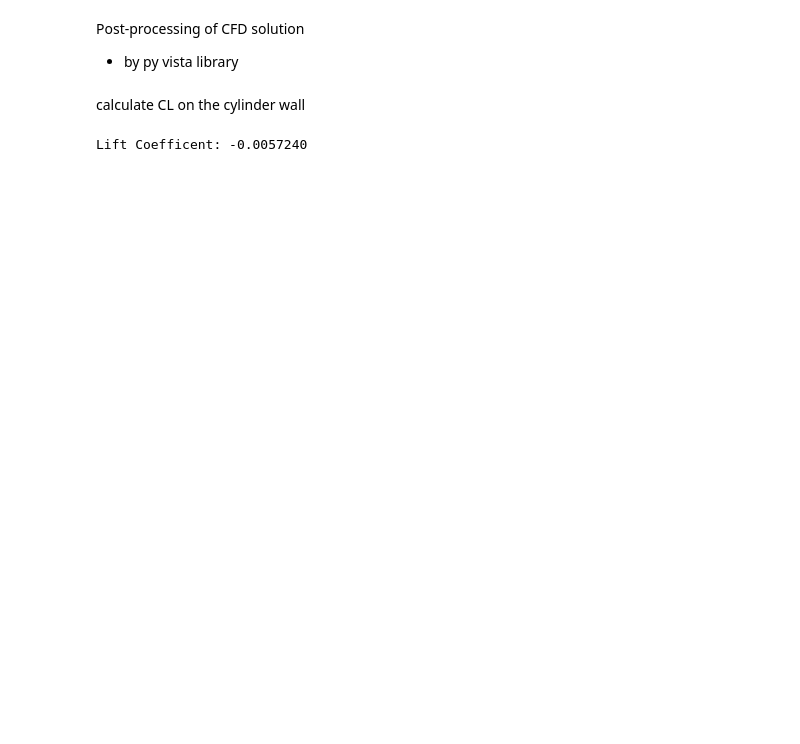
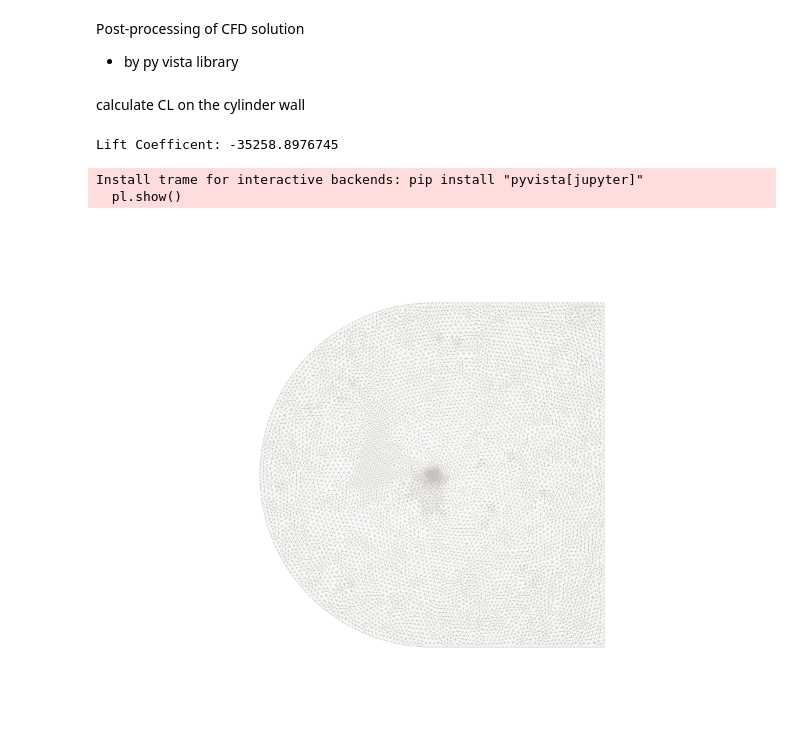
Before and after one commit to AFFONG/flux_jacobian, a Jupyter notebook: notebooks/cfd_post.ipynb, the cells around one changed output. Cells and saved outputs as stored; diff of their text form; code cells hidden in the pictures; blank space fills up the shorter version.

```diff
--- a/notebooks/cfd_post.ipynb
+++ b/notebooks/cfd_post.ipynb
@@ -26,18 +26,20 @@ def conservative_variables(rst, GAMMA):
     return U
 # %%
 # 1. Read neccessary files
-Mesh = 1515828
+Mesh = 765960
 Re   = 60
-Mach = 0.2
+Mach = 0.73
 gamma = 1.4
 R_gas = 287.0          # confirm units match the solver
-
+mesh_ver = 3
+case_name = "OAT"
 
 # dir = f"C:/Users/User/Git/flux_jacobian/cases/cylinder_{Mesh}_Re{Re}_M{Mach}"
-dir = f"/home/ahf25/CFD_2d_cylinder_all/Steady/Ma{Mach}/v3_mesh/2d_cylinder_{Mesh}_Re{Re}"
+# dir = f"/home/ahf25/CFD_2d_cylinder_all/Steady/Ma{Mach}/v{mesh_ver}_mesh/2d_cylinder_{Mesh}_Re{Re}"
 
-pltfile = PltFileUtils(f"{dir}/cylinder.plt")
-rstfile = UnkFileUtils(f"{dir}/cylinder.rst", extend=False)
+dir = f"/home/ahf25/OAT15/OAT15_M0.73_A35"
+pltfile = PltFileUtils(f"{dir}/{case_name}.plt")
+rstfile = UnkFileUtils(f"{dir}/{case_name}.unk", extend=False)  # both rst and unk are fine
 
 fortfile = pd.read_csv(f"{dir}/fort.864", sep=r'\s+', header=None).to_numpy()
 
@@ -161,22 +163,26 @@ U_inf = 34.02626486 * 2   # farfield velocity (m/s)
 rho_inf = 1.60E-05        # farfield density (kg/m^3)
 surface_area = 1          # reference surface area m^2
 
-flag = 7
+flag = 4
 v = [0, 1, 0]  # prescribed direction (lift direction)
 
 CL = compute_lift_coefficient(flag, v, U_inf, rho_inf, surface_area,
                                pltfile, rstfile, coord)
 print(f"Lift Coefficent: {CL:.7f}")
 # %% [output]
-Lift Coefficent: -0.0057240
+Lift Coefficent: -35258.8976745
 # %%
 # plot mesh
 
 pl = pv.Plotter()
 pl.add_mesh(block, style='wireframe', color='white', line_width=0.5)
 pl.view_xy()
-# pl.show()
-pl.save_graphic(f"Re{Re}_M{Mach}_{Mesh}.svg")
+pl.show()
+# pl.save_graphic(f"Re{Re}_M{Mach}_{Mesh}.svg")
+# %% [output]
+Install trame for interactive backends: pip install "pyvista[jupyter]"
+  pl.show()
+[figure, added]
 # %%
 # ── Plot one field  ───────────────────────────────────────────────────────────
 
```
Also changed, not shown: parts of 1 cell of this notebook, 3 other files.
